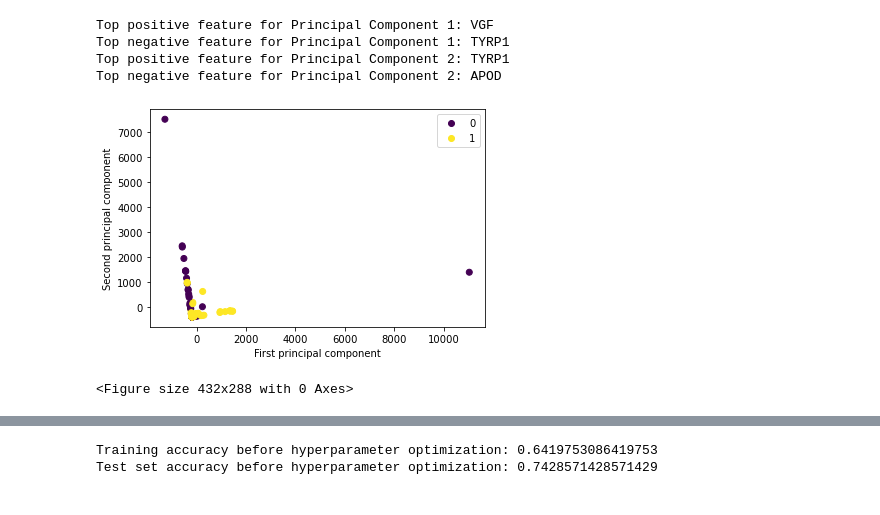
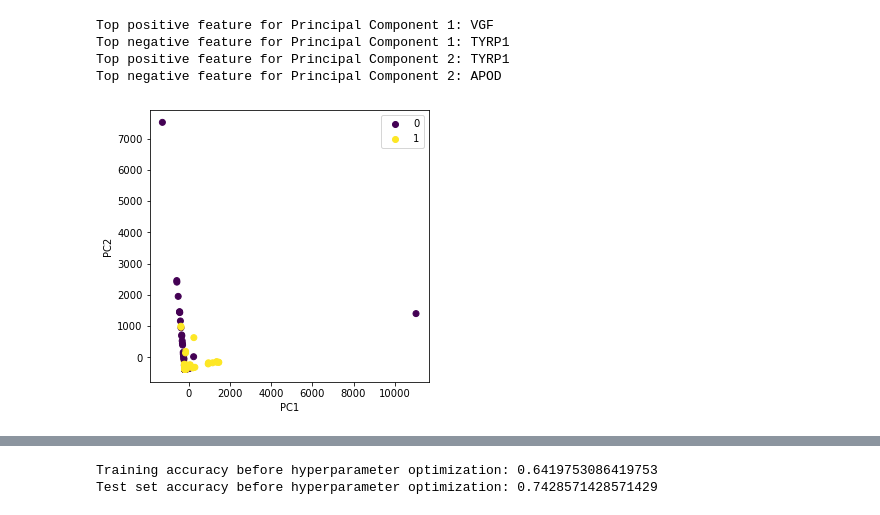
Before and after one commit to evzhng/LMP1210_2024, a Jupyter notebook: scripts/GSE910_PCA_top_100.ipynb, the cells around one changed output, grey strips where cells are left out. Cells and saved outputs as stored; diff of their text form; code cells hidden in the pictures.

```diff
--- a/scripts/GSE910_PCA_top_100.ipynb
+++ b/scripts/GSE910_PCA_top_100.ipynb
@@ -39,19 +39,12 @@ array([[-1.83340090e+02, -3.85947785e+02,  2.41507256e+01, ...,
 explained_variance = pca.explained_variance_ratio_
 
 # plot explained variance against principal component
+plt.rcParams['figure.figsize'] = [5, 5]
 plt.plot(range(1, len(explained_variance) + 1), pca.explained_variance_ratio_, marker='o')
 plt.xlabel('Principal Component')
 plt.xticks(np.arange(1, len(pca.explained_variance_ratio_) + 1, 1))
-plt.ylabel('Explained Variance')
-plt.title('Explained Variance by Principal Components')
+plt.ylabel('Percent variance explained')
+plt.title('Variance Explained by Principal Components')
+plt.savefig('../figures/GSE910_pca_scree1.png')
 plt.show()
-plt.savefig('../figures/GSE910_pca_scree1.png')
-
-# also check cumulative variance explained
-plt.plot(range(1, len(explained_variance) + 1), np.cumsum(pca.explained_variance_ratio_), marker='o')
-plt.title('Cumulative Variance Explained by Principle Components')
-plt.xlabel('Number of Principal Components')
-plt.xticks(np.arange(1, len(pca.explained_variance_ratio_) + 1, 1))
-plt.ylabel('Cumulative Variance Explained') ;
-plt.savefig('../figures/GSE910_pca_scree2.png')
 # %% [output]
@@ -59,0 +52,10 @@ plt.savefig('../figures/GSE910_pca_scree2.png')
+# %%
+# also check cumulative variance explained
+plt.rcParams['figure.figsize'] = [5, 5]
+plt.plot(range(1, len(explained_variance) + 1), np.cumsum(pca.explained_variance_ratio_), marker='o')
+plt.title('Cumulative Variance Explained by Principle Components')
+plt.xlabel('Number of Principal Components')
+plt.xticks(np.arange(1, len(pca.explained_variance_ratio_) + 1, 1))
+plt.ylabel('Cumulative Variance Explained') ;
+plt.savefig('../figures/GSE910_pca_scree2.png')
+plt.show()
@@ -96,14 +100,14 @@ Top negative feature for Principal Component 2: APOD
 # %%
 fig = plt.scatter(PCAreduced_data[:, 0], PCAreduced_data[:, 1], c=labels['Response'])
 
 # Set labels for x and y axes
-plt.xlabel('First principal component')
-plt.ylabel('Second principal component')
+plt.rcParams['figure.figsize'] = [5, 5]
+plt.xlabel('PC1')
+plt.ylabel('PC2')
 plt.legend(handles=fig.legend_elements()[0], labels=list(set(labels['Response'])))
+plt.savefig('../figures/GSE910_pca_pcs.png')
 plt.show()
-plt.savefig(('../figures/GSE910_pca_pcs.png'))
 # %% [output]
-[figure, old version]
+[figure, new version]
-<Figure size 432x288 with 0 Axes>
 # %%
 # heatmap of loadings
```
Also changed, not shown: parts of 3 cells of this notebook, 5 other files.
